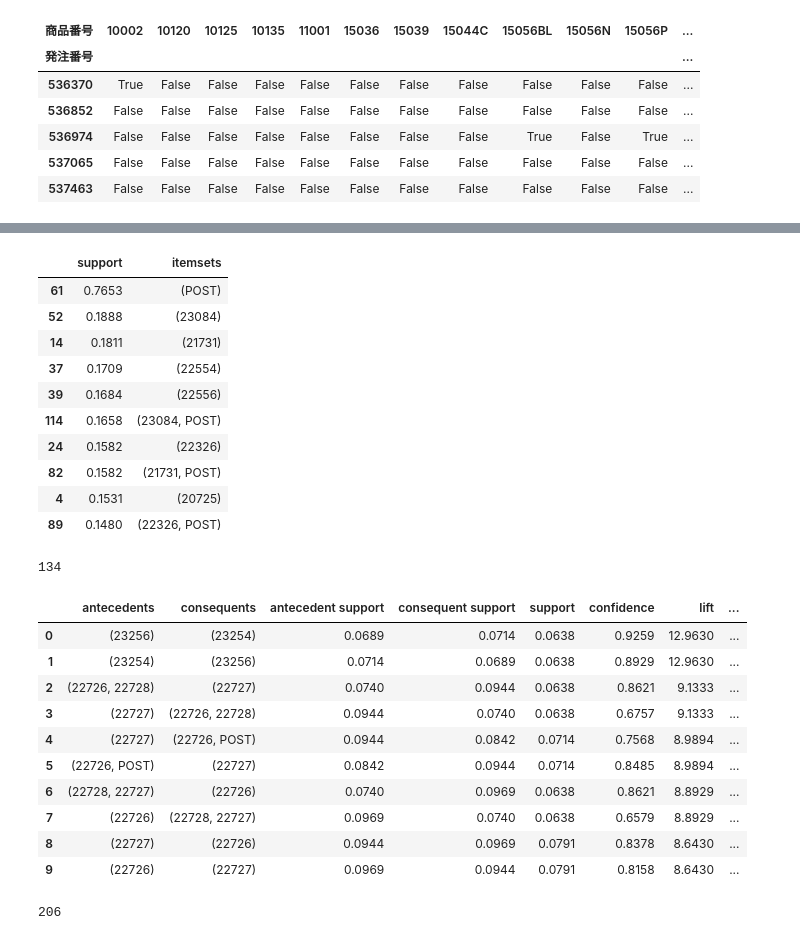
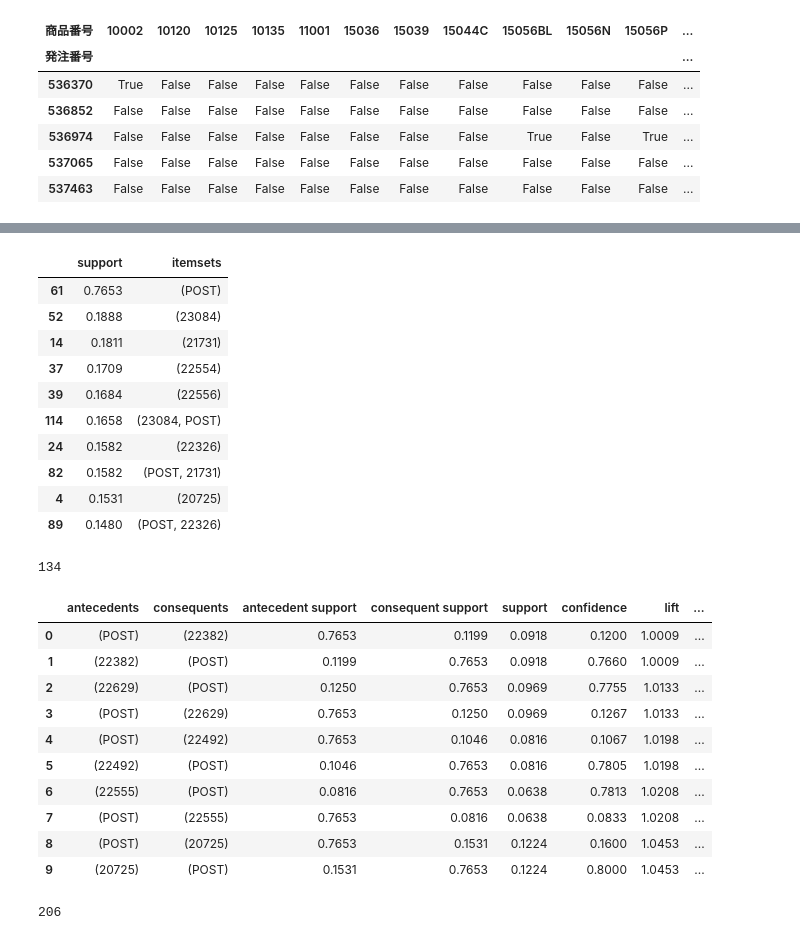
Before and after one commit to hiyori99/Colaboratory, a Jupyter notebook: association.ipynb, the cells around one changed output, grey strips where cells are left out. Saved outputs shown, nothing was run; the diff lists cells and outputs as text; code cells hidden in the pictures.

```diff
--- a/association.ipynb
+++ b/association.ipynb
@@ -86,8 +86,14 @@ display(w2.head())
 | 537065 | 0.0000 | 0.0000 | 0.0000 | 0.0000 | 0.0000 | 0.0000 | 0.0000 | 0.0000 | 0.0000 | 0.0000 | 0.0000 | ... |
 | 537463 | 0.0000 | 0.0000 | 0.0000 | 0.0000 | 0.0000 | 0.0000 | 0.0000 | 0.0000 | 0.0000 | 0.0000 | 0.0000 | ... |
 # %%
-# 集計結果が正か0かでTrue/Falseを設定
-basket_df = w2.apply(lambda x: x>0)
+f = lambda x: x>0
+def truefalse(f, w2):
+  # 集計結果が正か0かでTrue/Falseを設定
+  basket_df = w2.apply(f)
+
+  return basket_df
+
+basket_df = truefalse(f, w2)
 
 # 結果確認
 display(basket_df.head())
@@ -123,14 +129,15 @@ Requirement already satisfied: threadpoolctl>=2.0.0 in /usr/local/lib/python3.7/
 from mlxtend.frequent_patterns import apriori
 from mlxtend.frequent_patterns import association_rules
 # %%
-def apri(basket_df):
+min_support = 0.06
+def apri(basket_df, min_support):
   # アプリオリによる分析
-  freq_items1 = apriori(basket_df, min_support = 0.06,
+  freq_items1 = apriori(basket_df, min_support,
       use_colnames = True)
 
   return freq_items1
 
-freq_items1 = apri(basket_df)
+freq_items1 = apri(basket_df, min_support)
 
 # 結果確認
 display(freq_items1.sort_values('support',
@@ -147,39 +154,42 @@ print(freq_items1.shape[0])
 | 39 | 0.1684 | (22556) |
 | 114 | 0.1658 | (23084, POST) |
 | 24 | 0.1582 | (22326) |
-| 82 | 0.1582 | (21731, POST) |
+| 82 | 0.1582 | (POST, 21731) |
 | 4 | 0.1531 | (20725) |
-| 89 | 0.1480 | (22326, POST) |
+| 89 | 0.1480 | (POST, 22326) |
 134
 # %%
-def rule(freq_items1):
+metric = "lift"
+min_threshold = 1
+
+ascending = False
+
+def rule(freq_items1, metric, min_threshold, ascending):
   # アソシエーションルールの抽出
-  a_rules1 = association_rules(freq_items1, metric = "lift",
-      min_threshold = 1)
+  a_rules1 = association_rules(freq_items1, metric, min_threshold)
 
   # リフト値でソート
-  a_rules1 = a_rules1.sort_values('lift',
-      ascending = False).reset_index(drop=True)
+  a_rules1 = a_rules1.sort_values('lift', ascending).reset_index(drop = True)
 
   return a_rules1
 
-a_rules1 = rule(freq_items1)
+a_rules1 = rule(freq_items1, metric, min_threshold, ascending)
 
 # 結果確認
 display(a_rules1.head(10))
 
 # ルール数確認
 print(a_rules1.shape[0])
 # %% [output]
 |  | antecedents | consequents | antecedent support | consequent support | support | confidence | lift | ... |
-| 0 | (23256) | (23254) | 0.0689 | 0.0714 | 0.0638 | 0.9259 | 12.9630 | ... |
-| 1 | (23254) | (23256) | 0.0714 | 0.0689 | 0.0638 | 0.8929 | 12.9630 | ... |
-| 2 | (22726, 22728) | (22727) | 0.0740 | 0.0944 | 0.0638 | 0.8621 | 9.1333 | ... |
-| 3 | (22727) | (22726, 22728) | 0.0944 | 0.0740 | 0.0638 | 0.6757 | 9.1333 | ... |
-| 4 | (22727) | (22726, POST) | 0.0944 | 0.0842 | 0.0714 | 0.7568 | 8.9894 | ... |
-| 5 | (22726, POST) | (22727) | 0.0842 | 0.0944 | 0.0714 | 0.8485 | 8.9894 | ... |
-| 6 | (22728, 22727) | (22726) | 0.0740 | 0.0969 | 0.0638 | 0.8621 | 8.8929 | ... |
-| 7 | (22726) | (22728, 22727) | 0.0969 | 0.0740 | 0.0638 | 0.6579 | 8.8929 | ... |
-| 8 | (22727) | (22726) | 0.0944 | 0.0969 | 0.0791 | 0.8378 | 8.6430 | ... |
-| 9 | (22726) | (22727) | 0.0969 | 0.0944 | 0.0791 | 0.8158 | 8.6430 | ... |
+| 0 | (POST) | (22382) | 0.7653 | 0.1199 | 0.0918 | 0.1200 | 1.0009 | ... |
+| 1 | (22382) | (POST) | 0.1199 | 0.7653 | 0.0918 | 0.7660 | 1.0009 | ... |
+| 2 | (22629) | (POST) | 0.1250 | 0.7653 | 0.0969 | 0.7755 | 1.0133 | ... |
+| 3 | (POST) | (22629) | 0.7653 | 0.1250 | 0.0969 | 0.1267 | 1.0133 | ... |
+| 4 | (POST) | (22492) | 0.7653 | 0.1046 | 0.0816 | 0.1067 | 1.0198 | ... |
+| 5 | (22492) | (POST) | 0.1046 | 0.7653 | 0.0816 | 0.7805 | 1.0198 | ... |
+| 6 | (22555) | (POST) | 0.0816 | 0.7653 | 0.0638 | 0.7813 | 1.0208 | ... |
+| 7 | (POST) | (22555) | 0.7653 | 0.0816 | 0.0638 | 0.0833 | 1.0208 | ... |
+| 8 | (POST) | (20725) | 0.7653 | 0.1531 | 0.1224 | 0.1600 | 1.0453 | ... |
+| 9 | (20725) | (POST) | 0.1531 | 0.7653 | 0.1224 | 0.8000 | 1.0453 | ... |
 206
```
Also changed, not shown: parts of 1 cell of this notebook.
